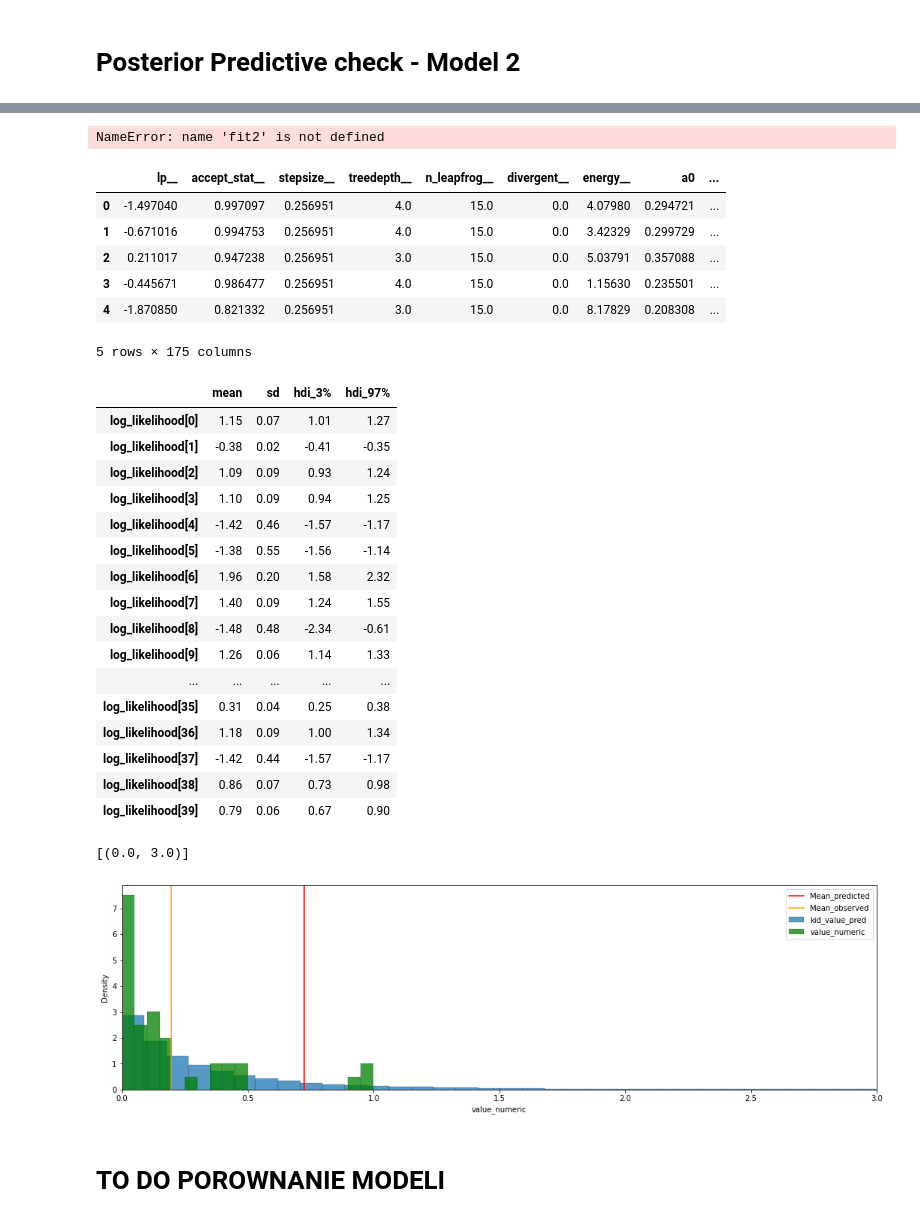
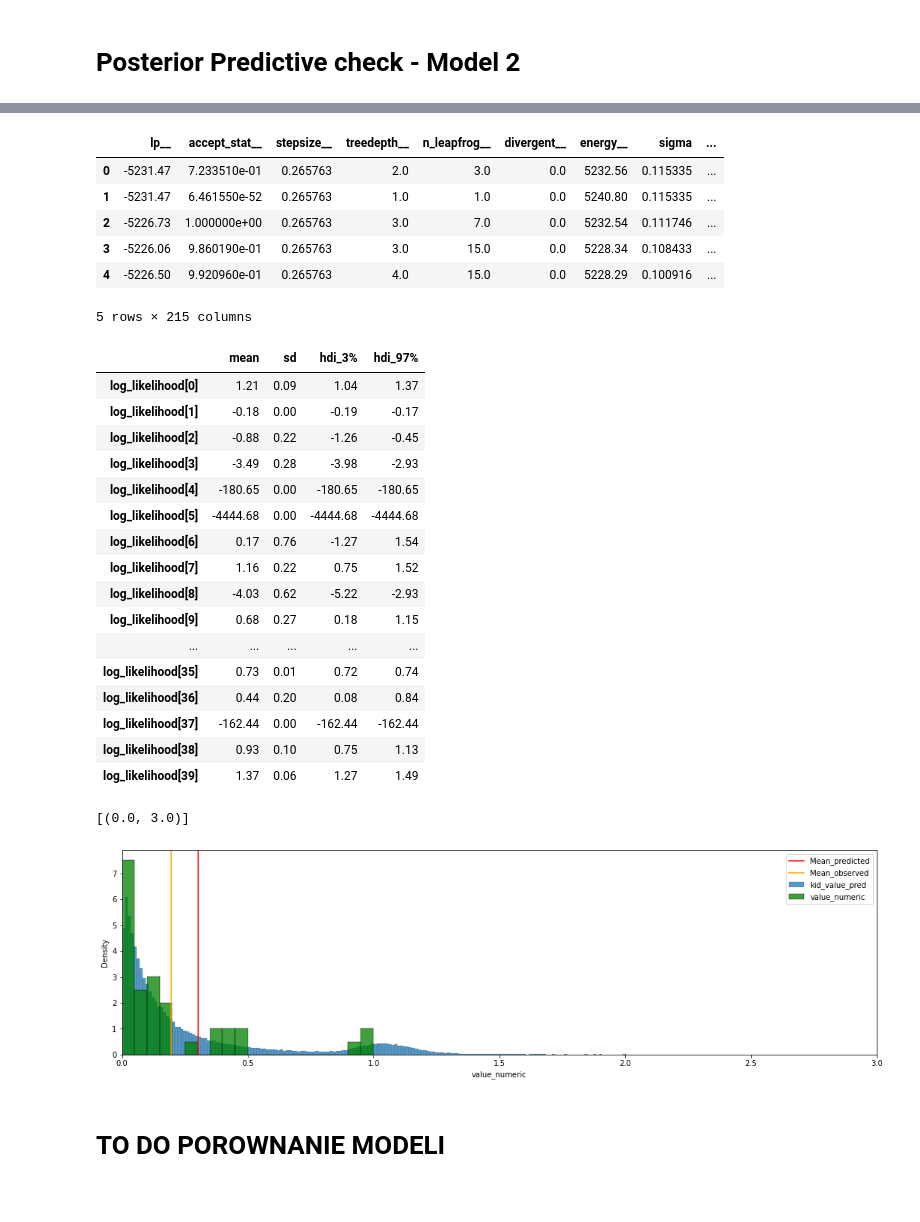
Before and after one commit to Motyleczek/racehorse_bayes, a Jupyter notebook: data_analysis.ipynb, the cells around one changed output, grey strips where cells are left out. Cells and saved outputs as stored; diff of their text form; code cells hidden in the pictures.

```diff
--- a/data_analysis.ipynb
+++ b/data_analysis.ipynb
@@ -568,12 +548,12 @@ rm -f /home/racehorse_bayes/models/model2_fit_ver2.o
 # %%
 data = { 'N': len(df_copy),
-        'dad_value_numeric': df_copy['dad_value_numeric'].values,
-        'dad_num_of_starts': df_copy.dad_num_of_starts,
-        'dad_first_place': df_copy.dad_first_place,
-        'dad_second_place': df_copy.dad_second_place,
-        'dad_third_place': df_copy.dad_third_place,
-        'kid_value': df_copy.value_numeric.values}
-        # 'potential_to_be_rich': df_copy.potential_to_be_expensive.values }
+        'dad_value_numeric': df_copy['dad_value_numeric'].values + 10**(-10),
+        'dad_num_of_starts': df_copy.dad_num_of_starts + 10**(-10),
+        'dad_first_place': df_copy.dad_first_place + 10**(-10),
+        'dad_second_place': df_copy.dad_second_place + 10**(-10),
+        'dad_third_place': df_copy.dad_third_place + 10**(-10),
+        'kid_value': df_copy.value_numeric.values + 10**(-10),
+        'potential_to_be_rich': df_copy.potential_to_be_expensive.values+ 10**(-10) }
 
 fit2=model2_fit.sample(data=data, seed=69420)
 # %% [output]
@@ -600,50 +578,46 @@ RunSet: chains=4, chain_ids=[1, 2, 3, 4], num_processes=4
-# %%
-fit2
-# %% [output]
-NameError: name 'fit2' is not defined
 # %%
 predicted_df = fit2.draws_pd()
 predicted_df.head()
 # %% [output]
-|  | lp__ | accept_stat__ | stepsize__ | treedepth__ | n_leapfrog__ | divergent__ | energy__ | a0 | ... |
-| 0 | -1.497040 | 0.997097 | 0.256951 | 4.0 | 15.0 | 0.0 | 4.07980 | 0.294721 | ... |
-| 1 | -0.671016 | 0.994753 | 0.256951 | 4.0 | 15.0 | 0.0 | 3.42329 | 0.299729 | ... |
-| 2 | 0.211017 | 0.947238 | 0.256951 | 3.0 | 15.0 | 0.0 | 5.03791 | 0.357088 | ... |
-| 3 | -0.445671 | 0.986477 | 0.256951 | 4.0 | 15.0 | 0.0 | 1.15630 | 0.235501 | ... |
-| 4 | -1.870850 | 0.821332 | 0.256951 | 3.0 | 15.0 | 0.0 | 8.17829 | 0.208308 | ... |
+|  | lp__ | accept_stat__ | stepsize__ | treedepth__ | n_leapfrog__ | divergent__ | energy__ | sigma | ... |
+| 0 | -5231.47 | 7.233510e-01 | 0.265763 | 2.0 | 3.0 | 0.0 | 5232.56 | 0.115335 | ... |
+| 1 | -5231.47 | 6.461550e-52 | 0.265763 | 1.0 | 1.0 | 0.0 | 5240.80 | 0.115335 | ... |
+| 2 | -5226.73 | 1.000000e+00 | 0.265763 | 3.0 | 7.0 | 0.0 | 5232.54 | 0.111746 | ... |
+| 3 | -5226.06 | 9.860190e-01 | 0.265763 | 3.0 | 15.0 | 0.0 | 5228.34 | 0.108433 | ... |
+| 4 | -5226.50 | 9.920960e-01 | 0.265763 | 4.0 | 15.0 | 0.0 | 5228.29 | 0.100916 | ... |
-5 rows × 175 columns
+5 rows × 215 columns
 # %%
 az.summary(fit2, var_names=['log_likelihood'], round_to=2, kind='stats')
 # %% [output]
 |  | mean | sd | hdi_3% | hdi_97% |
-| log_likelihood[0] | 1.15 | 0.07 | 1.01 | 1.27 |
-| log_likelihood[1] | -0.38 | 0.02 | -0.41 | -0.35 |
-| log_likelihood[2] | 1.09 | 0.09 | 0.93 | 1.24 |
-| log_likelihood[3] | 1.10 | 0.09 | 0.94 | 1.25 |
-| log_likelihood[4] | -1.42 | 0.46 | -1.57 | -1.17 |
-| log_likelihood[5] | -1.38 | 0.55 | -1.56 | -1.14 |
-| log_likelihood[6] | 1.96 | 0.20 | 1.58 | 2.32 |
-| log_likelihood[7] | 1.40 | 0.09 | 1.24 | 1.55 |
-| log_likelihood[8] | -1.48 | 0.48 | -2.34 | -0.61 |
-| log_likelihood[9] | 1.26 | 0.06 | 1.14 | 1.33 |
+| log_likelihood[0] | 1.21 | 0.09 | 1.04 | 1.37 |
+| log_likelihood[1] | -0.18 | 0.00 | -0.19 | -0.17 |
+| log_likelihood[2] | -0.88 | 0.22 | -1.26 | -0.45 |
+| log_likelihood[3] | -3.49 | 0.28 | -3.98 | -2.93 |
+| log_likelihood[4] | -180.65 | 0.00 | -180.65 | -180.65 |
+| log_likelihood[5] | -4444.68 | 0.00 | -4444.68 | -4444.68 |
+| log_likelihood[6] | 0.17 | 0.76 | -1.27 | 1.54 |
+| log_likelihood[7] | 1.16 | 0.22 | 0.75 | 1.52 |
+| log_likelihood[8] | -4.03 | 0.62 | -5.22 | -2.93 |
+| log_likelihood[9] | 0.68 | 0.27 | 0.18 | 1.15 |
 | ... | ... | ... | ... | ... |
-| log_likelihood[35] | 0.31 | 0.04 | 0.25 | 0.38 |
-| log_likelihood[36] | 1.18 | 0.09 | 1.00 | 1.34 |
-| log_likelihood[37] | -1.42 | 0.44 | -1.57 | -1.17 |
-| log_likelihood[38] | 0.86 | 0.07 | 0.73 | 0.98 |
-| log_likelihood[39] | 0.79 | 0.06 | 0.67 | 0.90 |
+| log_likelihood[35] | 0.73 | 0.01 | 0.72 | 0.74 |
+| log_likelihood[36] | 0.44 | 0.20 | 0.08 | 0.84 |
+| log_likelihood[37] | -162.44 | 0.00 | -162.44 | -162.44 |
+| log_likelihood[38] | 0.93 | 0.10 | 0.75 | 1.13 |
+| log_likelihood[39] | 1.37 | 0.06 | 1.27 | 1.49 |
 # %%
 fig,axs= plt.subplots(1,1, figsize=(18,5))
 predicted = predicted_df.loc[:, "kid_value_p[1]":f"kid_value_p[{len(df_copy)}]"].values.reshape(-1)
-graph = sns.histplot(data=predicted,ax=axs,bins=500, label='kid_value_pred',stat='density')
+graph = sns.histplot(data=predicted,ax=axs,bins=1000, label='kid_value_pred',stat='density')
 graph.axvline(predicted.mean(), color='red', label='Mean_predicted')
 graph = sns.histplot(data=df_copy, x='value_numeric',ax=axs, color='green', label='value_numeric' ,bins=20 ,stat='density')
 graph.axvline(df_copy.value_numeric.mean(), color='orange', label='Mean_observed')
 graph.legend()
 graph.set(xlim=(0,3))
 # %% [output]
 [(0.0, 3.0)]
-[figure, old version]
+[figure, new version]
 # %% [markdown]
 # TO DO POROWNANIE MODELI
 # %%
```
Also changed, not shown: parts of 18 cells of this notebook.
